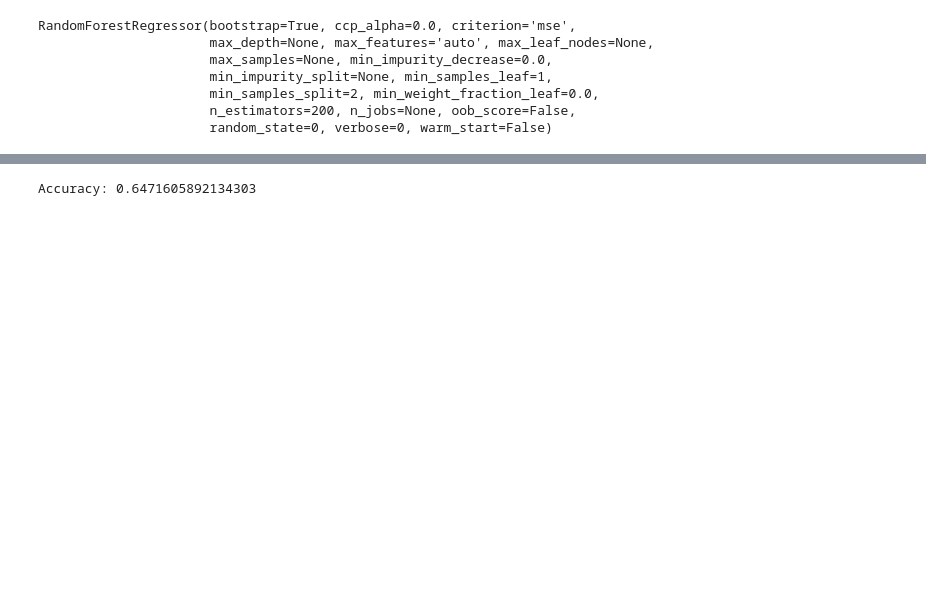
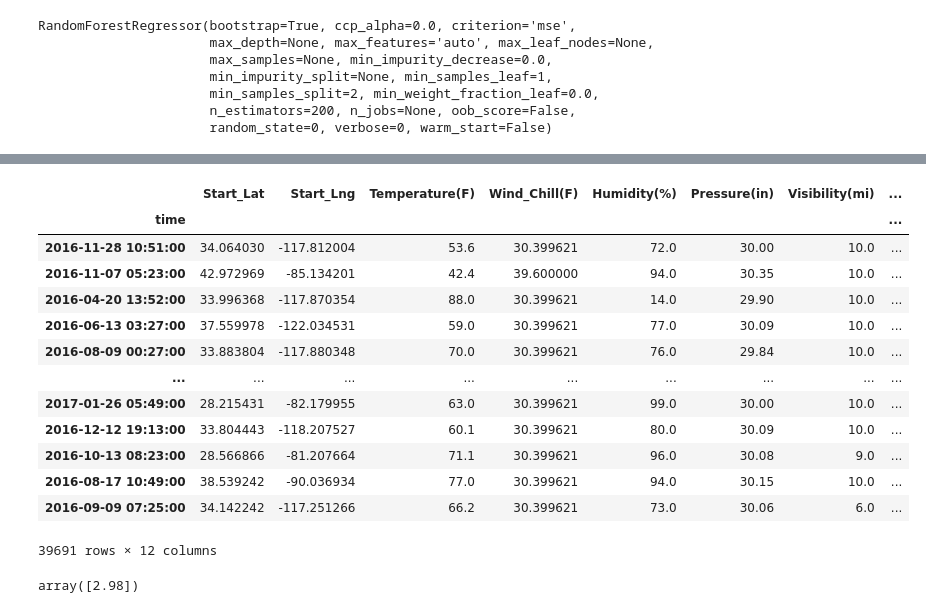
Before and after one commit to IET-VIT/Accident-Risk-Prediction, a Jupyter notebook: model.ipynb, the cells around one changed output, grey strips where cells are left out. Drawn from its saved outputs; the diff is of its cells as text; code cells hidden in the pictures; blank space fills up the shorter version.

```diff
--- a/model.ipynb
+++ b/model.ipynb
@@ -264,20 +114,0 @@ sns.heatmap(final_corr)
-# %%
-from sklearn import preprocessing
-label_encoder = preprocessing.LabelEncoder()
-df_tem['Amenity'] = label_encoder.fit_transform(df_tem['Amenity'])
-df_tem['Bump'] = label_encoder.fit_transform(df_tem['Bump'])
-df_tem['Crossing'] = label_encoder.fit_transform(df_tem['Crossing'])
-df_tem['Give_Way'] = label_encoder.fit_transform(df_tem['Give_Way'])
-df_tem['Junction'] = label_encoder.fit_transform(df_tem['Junction'])
-df_tem['No_Exit'] = label_encoder.fit_transform(df_tem['No_Exit'])
-df_tem['Railway'] = label_encoder.fit_transform(df_tem['Railway'])
-df_tem['Roundabout'] = label_encoder.fit_transform(df_tem['Roundabout'])
-df_tem['Station'] = label_encoder.fit_transform(df_tem['Station'])
-df_tem['Stop'] = label_encoder.fit_transform(df_tem['Stop'])
-df_tem['Traffic_Calming'] = label_encoder.fit_transform(df_tem['Traffic_Calming'])
-df_tem['Traffic_Signal'] = label_encoder.fit_transform(df_tem['Traffic_Signal'])
-df_tem['Turning_Loop'] = label_encoder.fit_transform(df_tem['Turning_Loop'])
-df_tem['Sunrise_Sunset'] = label_encoder.fit_transform(df_tem['Sunrise_Sunset'])
-df_tem['Weather_Condition'] = label_encoder.fit_transform(df_tem['Weather_Condition'])
-df_tem['Wind_Direction'] = label_encoder.fit_transform(df_tem['Wind_Direction'])
-df_tem.head()
@@ -318,12 +127,7 @@ from sklearn.tree import DecisionTreeClassifier
 from sklearn.model_selection import train_test_split
 from sklearn import metrics
 # %%
-X_train, X_test, y_train, y_test = train_test_split(X, Y , test_size=0.3, random_state=120)
+X_train, X_test, y_train, y_test = train_test_split(X, Y , test_size=0.2, random_state=120)
-# %%
-from sklearn.preprocessing import StandardScaler
-sc_X = StandardScaler()
-X_train = sc_X.fit_transform(X_train)
-X_test =sc_X.fit_transform(X_test)
 # %%
 from sklearn.ensemble import RandomForestRegressor
 regressor= RandomForestRegressor(n_estimators = 200,random_state=0)
@@ -347,4 +153,17 @@ from sklearn import metrics
-# %%
-print("Accuracy:",metrics.accuracy_score(y_test, y_pred.round()))
-# %% [output]
-Accuracy: 0.6471605892134303
+# %%
+X_test
+# %% [output]
+|  | Start_Lat | Start_Lng | Temperature(F) | Wind_Chill(F) | Humidity(%) | Pressure(in) | Visibility(mi) | ... |
+| time |  |  |  |  |  |  |  | ... |
+| 2016-11-28 10:51:00 | 34.064030 | -117.812004 | 53.6 | 30.399621 | 72.0 | 30.00 | 10.0 | ... |
+| 2016-11-07 05:23:00 | 42.972969 | -85.134201 | 42.4 | 39.600000 | 94.0 | 30.35 | 10.0 | ... |
+| 2016-04-20 13:52:00 | 33.996368 | -117.870354 | 88.0 | 30.399621 | 14.0 | 29.90 | 10.0 | ... |
+| 2016-06-13 03:27:00 | 37.559978 | -122.034531 | 59.0 | 30.399621 | 77.0 | 30.09 | 10.0 | ... |
+| 2016-08-09 00:27:00 | 33.883804 | -117.880348 | 70.0 | 30.399621 | 76.0 | 29.84 | 10.0 | ... |
+| ... | ... | ... | ... | ... | ... | ... | ... | ... |
+| 2017-01-26 05:49:00 | 28.215431 | -82.179955 | 63.0 | 30.399621 | 99.0 | 30.00 | 10.0 | ... |
+| 2016-12-12 19:13:00 | 33.804443 | -118.207527 | 60.1 | 30.399621 | 80.0 | 30.09 | 10.0 | ... |
+| 2016-10-13 08:23:00 | 28.566866 | -81.207664 | 71.1 | 30.399621 | 96.0 | 30.08 | 9.0 | ... |
+| 2016-08-17 10:49:00 | 38.539242 | -90.036934 | 77.0 | 30.399621 | 94.0 | 30.15 | 10.0 | ... |
+| 2016-09-09 07:25:00 | 34.142242 | -117.251266 | 66.2 | 30.399621 | 73.0 | 30.06 | 6.0 | ... |
+39691 rows × 12 columns
@@ -350,0 +172,4 @@ Accuracy: 0.6471605892134303
+# %%
+test
+# %% [output]
+array([2.98])
```
Also changed, not shown: parts of 24 cells of this notebook.
